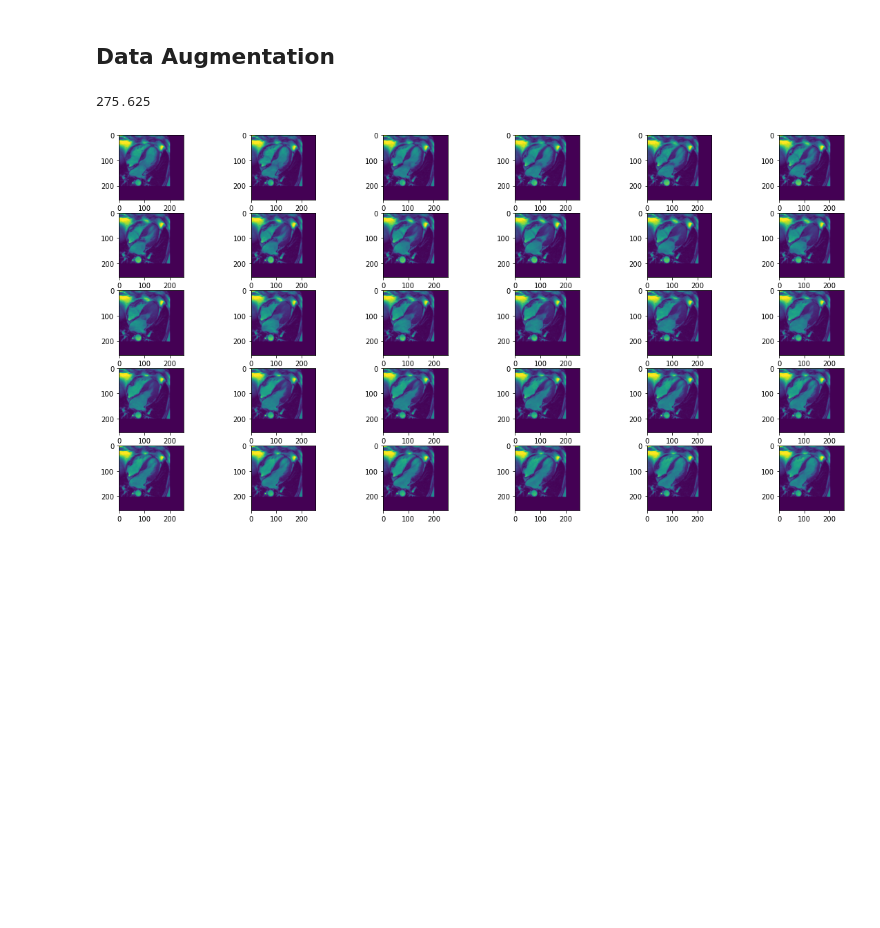
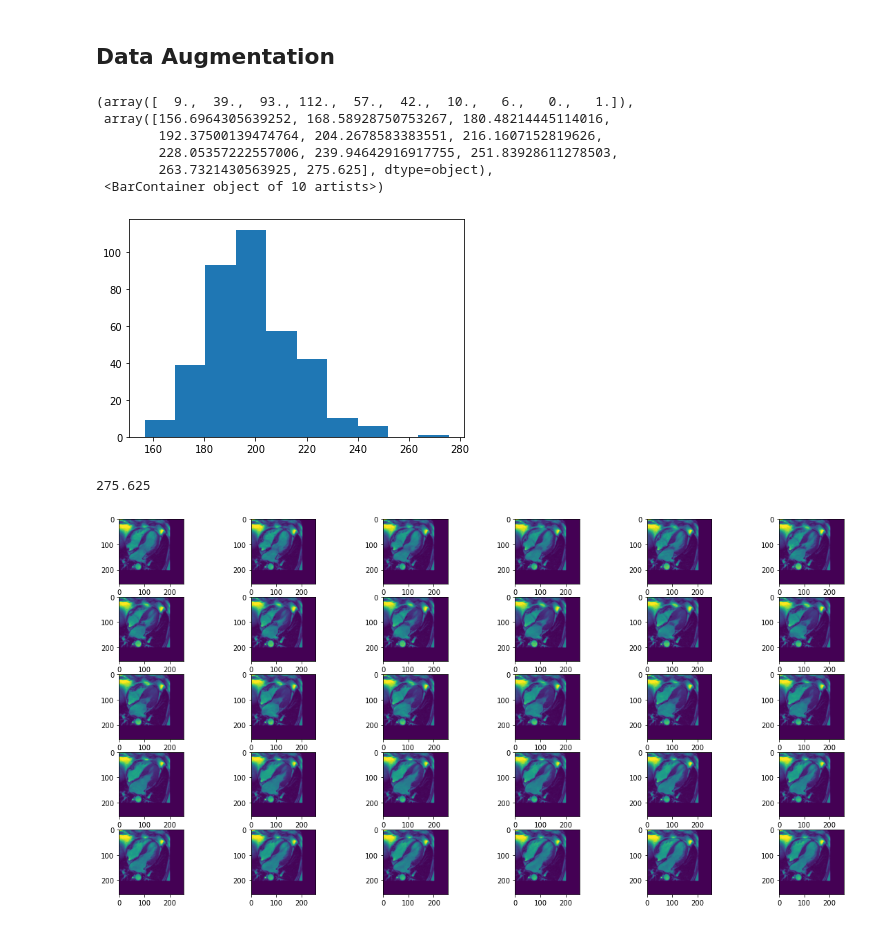
Before and after one commit to Beepul-Bharti/HCM_Project, a Jupyter notebook: Autoencoder_HCM.ipynb, the cells around one changed output. Drawn from its saved outputs; the diff is of its cells as text; code cells hidden in the pictures; blank space fills up the shorter version.

```diff
--- a/Autoencoder_HCM.ipynb
+++ b/Autoencoder_HCM.ipynb
@@ -98,13 +144,26 @@ for i in range(volume.shape[2]):
+# %%
+## Histogram of y_lengths
+# This suggests that we may need to correct the padding. The largest length
+# seems like an outlier and is most likely making us pad the other images too much
+plt.hist(df.Y_length)
+# %% [output]
+(array([  9.,  39.,  93., 112.,  57.,  42.,  10.,   6.,   0.,   1.]),
+ array([156.6964305639252, 168.58928750753267, 180.48214445114016,
+        192.37500139474764, 204.2678583383551, 216.1607152819626,
+        228.05357222557006, 239.94642916917755, 251.83928611278503,
+        263.7321430563925, 275.625], dtype=object),
+ <BarContainer object of 10 artists>)
+[figure, added]
 # %%
 ## Padding volumes to ensure sizes of images are correctly proportional to each other
 
 # Find max_x and max_y
 max_x_ind = pd.to_numeric(df.X_length).idxmax()
 max_y_ind = pd.to_numeric(df.Y_length).idxmax()
+
+# Fine largest image within the training set
+max_volume = df.iloc[max_x_ind]
+max_y_length = max_volume['Y_length']
+max_y_length
+# %% [output]
+275.625
-# %%
-# Fine largest image within the training set
-max_volume = df.iloc[max_x_ind]
-max_y_length = max_volume['Y_length']
-max_y_length
-# %% [output]
-275.625
```
Also changed, not shown: parts of 17 cells of this notebook.
